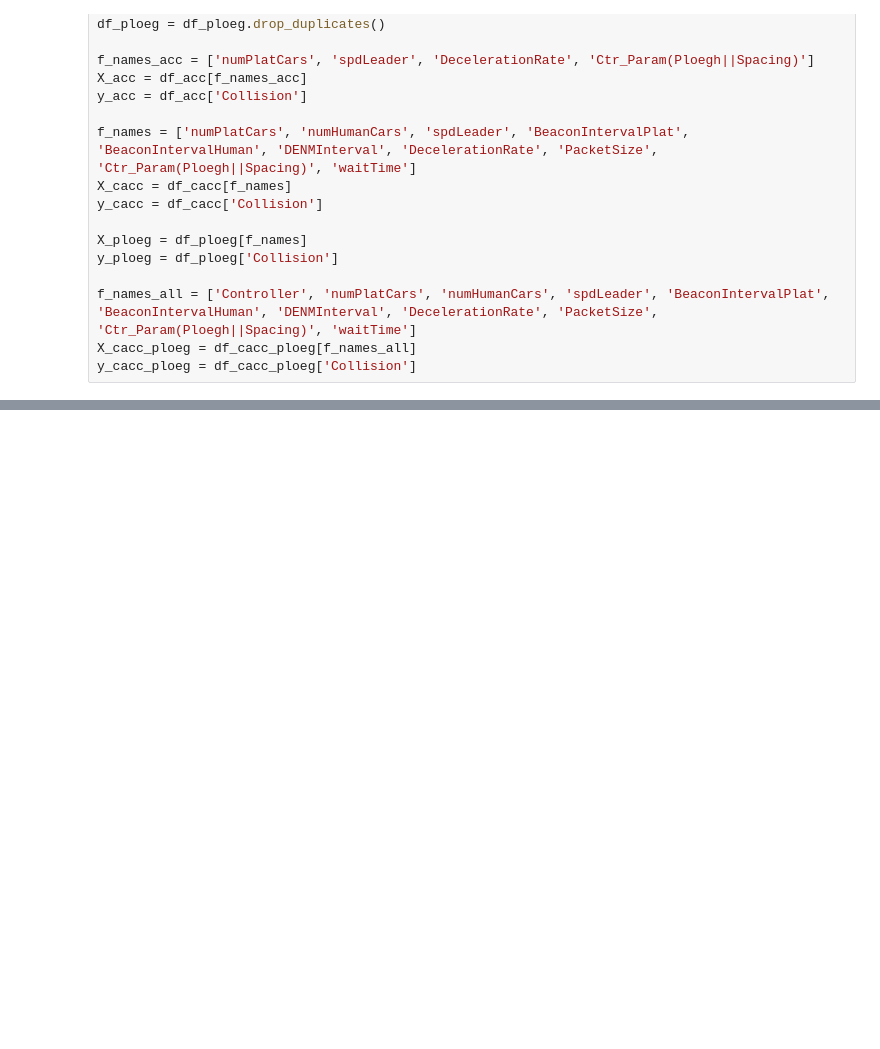
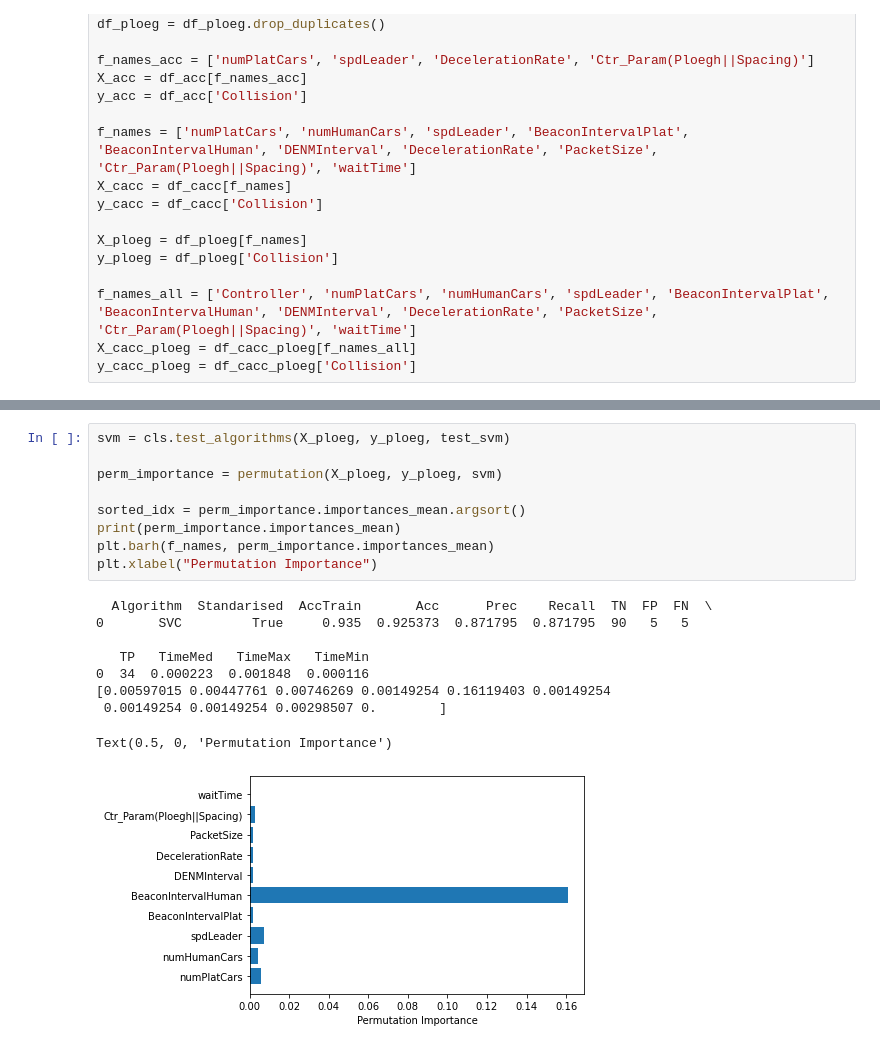
Before and after one commit to Gorospe/PredictCollision, a Jupyter notebook: src/FeatureImportance.ipynb, the cells around one changed output, grey strips where cells are left out. Cells and saved outputs as stored; diff of their text form; blank space fills up the shorter version.

```diff
--- a/src/FeatureImportance.ipynb
+++ b/src/FeatureImportance.ipynb
@@ -140,0 +231,19 @@ Feature: waitTime, Score: 0.00000
+# %%
+svm = cls.test_algorithms(X_ploeg, y_ploeg, test_svm)
+
+perm_importance = permutation(X_ploeg, y_ploeg, svm)
+
+sorted_idx = perm_importance.importances_mean.argsort()
+print(perm_importance.importances_mean)
+plt.barh(f_names, perm_importance.importances_mean)
+plt.xlabel("Permutation Importance")
+# %% [output]
+  Algorithm  Standarised  AccTrain       Acc      Prec    Recall  TN  FP  FN  \
+0       SVC         True     0.935  0.925373  0.871795  0.871795  90   5   5
+
+   TP   TimeMed   TimeMax   TimeMin
+0  34  0.000223  0.001848  0.000116
+[0.00597015 0.00447761 0.00746269 0.00149254 0.16119403 0.00149254
+ 0.00149254 0.00149254 0.00298507 0.        ]
+Text(0.5, 0, 'Permutation Importance')
+[figure, added]
```
Also changed, not shown: parts of 10 cells of this notebook.
